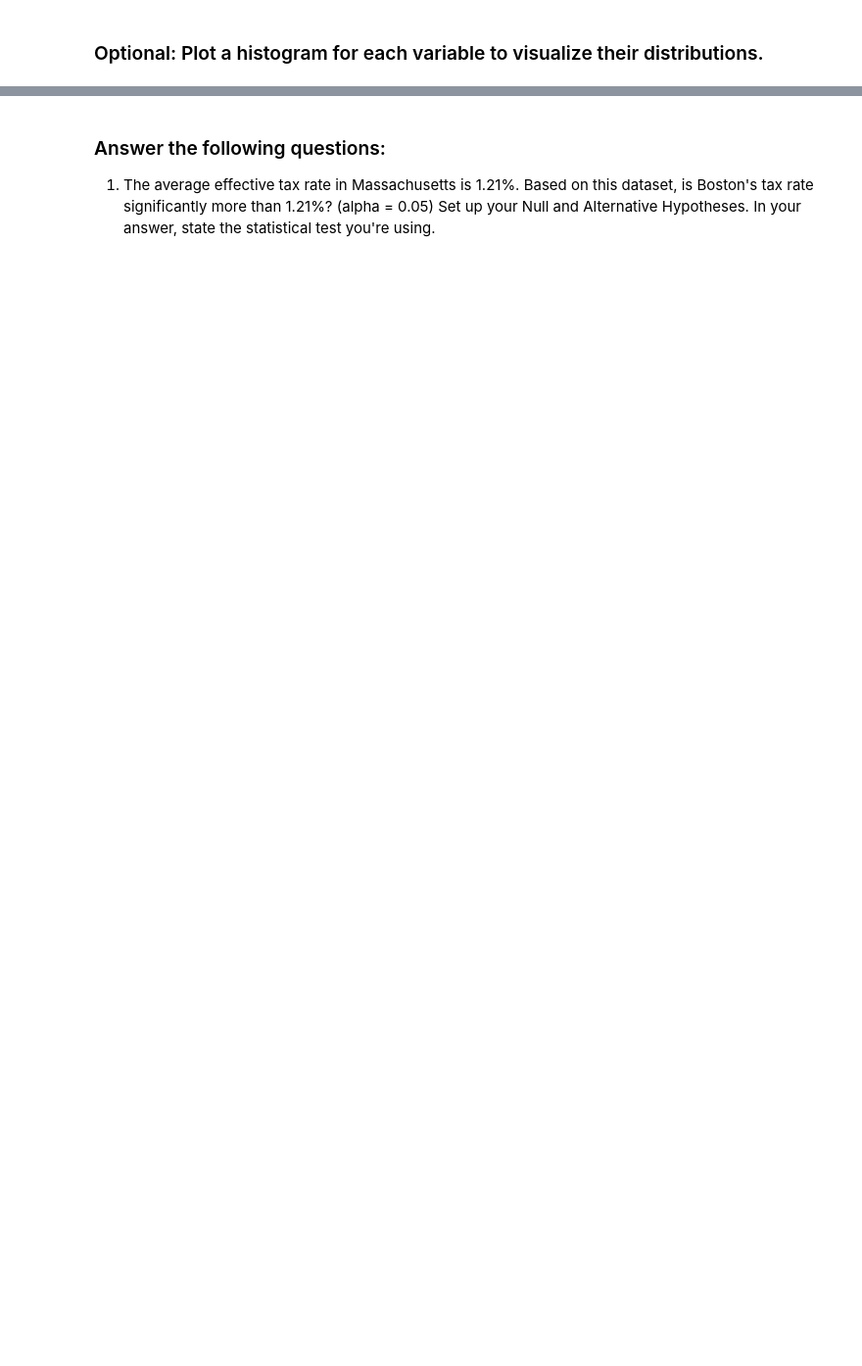
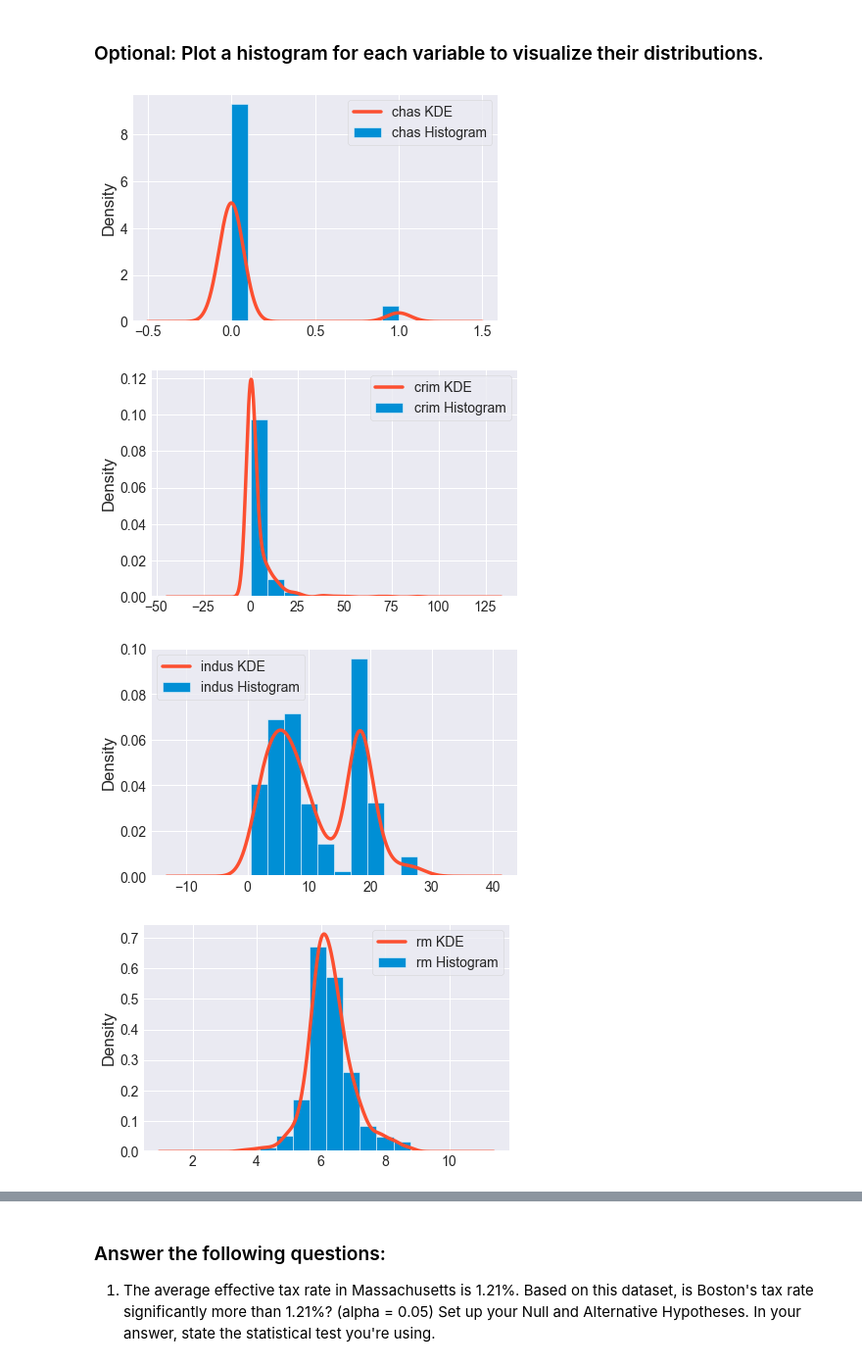
Before and after one commit to acdick/dsc-01-10-16-regression-EOD-Lab, a Jupyter notebook: index.ipynb, the cells around one changed output, grey strips where cells are left out. Shown: that part at 98% size. Drawn from its saved outputs; the diff is of its cells as text; code cells hidden in the pictures; blank space fills up the shorter version.

```diff
--- a/index.ipynb
+++ b/index.ipynb
@@ -21,2 +19,18 @@ alt="IMAGE ALT TEXT HERE" border="10" />
+# %%
+import matplotlib.pyplot as plt
+from math import sqrt
+import numpy as np
+import pandas as pd
+import seaborn as sns
+import scipy.stats as stats
+import statsmodels
+import statsmodels.api as sm
+import statsmodels.formula.api as smf
+import warnings
+warnings.filterwarnings("ignore")
+plt.style.use("fivethirtyeight")
+sns.set_style("darkgrid")
+# %%
+boston_housing_df = pd.read_csv("BostonHousing.csv")
 # %% [markdown]
 ### Inspect the first few rows and all the columns of the dataset
@@ -30,0 +85,2 @@ alt="IMAGE ALT TEXT HERE" border="10" />
+# %%
+boston_df = boston_housing_df[["chas", "crim", "indus", "rm", "tax", "medv"]].copy()
@@ -40,2 +110,14 @@ alt="IMAGE ALT TEXT HERE" border="10" />
 # %% [markdown]
 ### Optional: Plot a histogram for each variable to visualize their distributions.
+# %%
+# Plot a histogram with a density plot for each variable in our dataset
+for columns in boston_df:
+    boston_df[columns].plot.hist(normed = True, label = columns + " Histogram")
+    boston_df[columns].plot.kde(label = columns + " KDE", linewidth = 3.5)
+    plt.legend()
+    plt.show()
+# %% [output]
+[figure, added]
+[figure, added]
+[figure, added]
+[figure, added]
```
Also changed, not shown: parts of 59 cells of this notebook.
